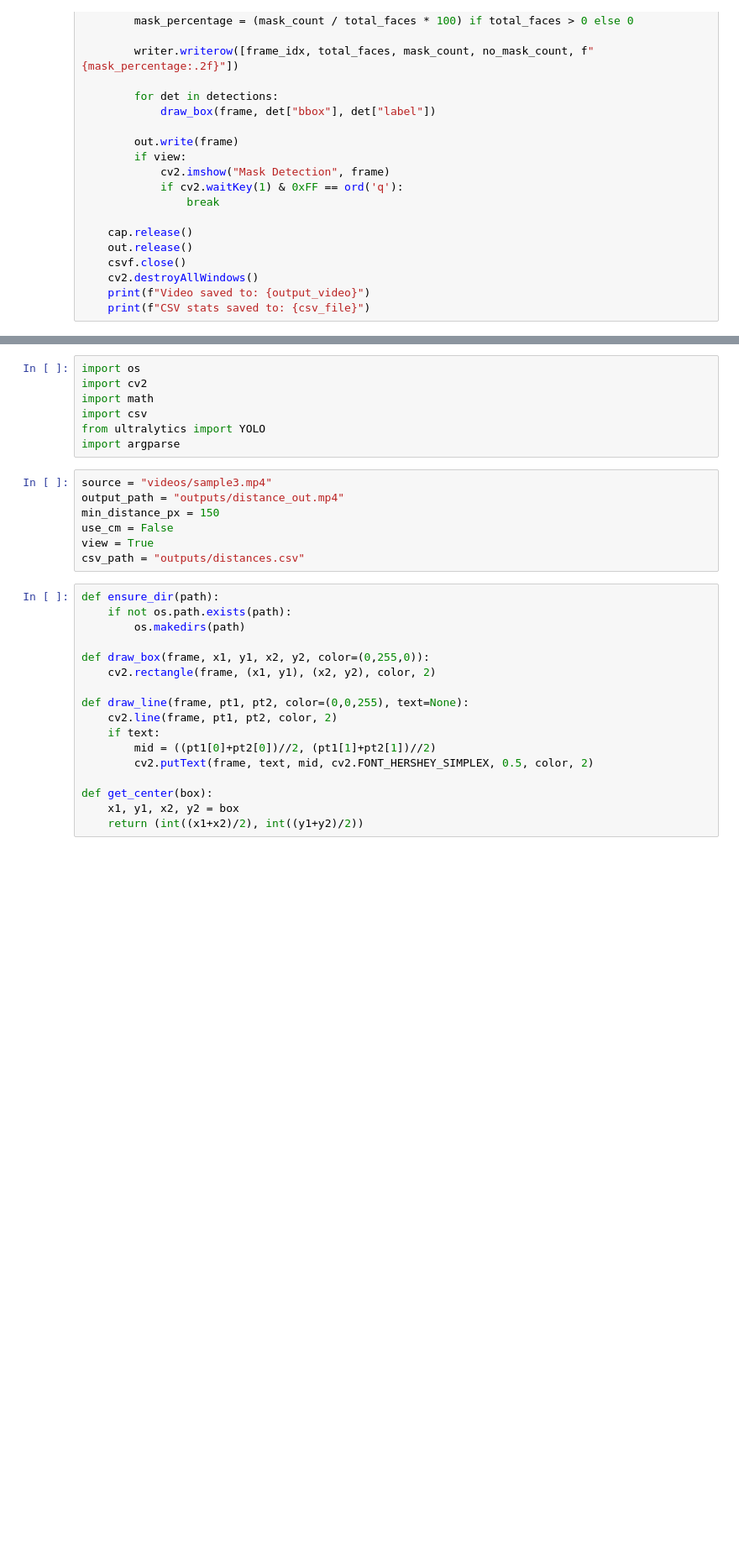
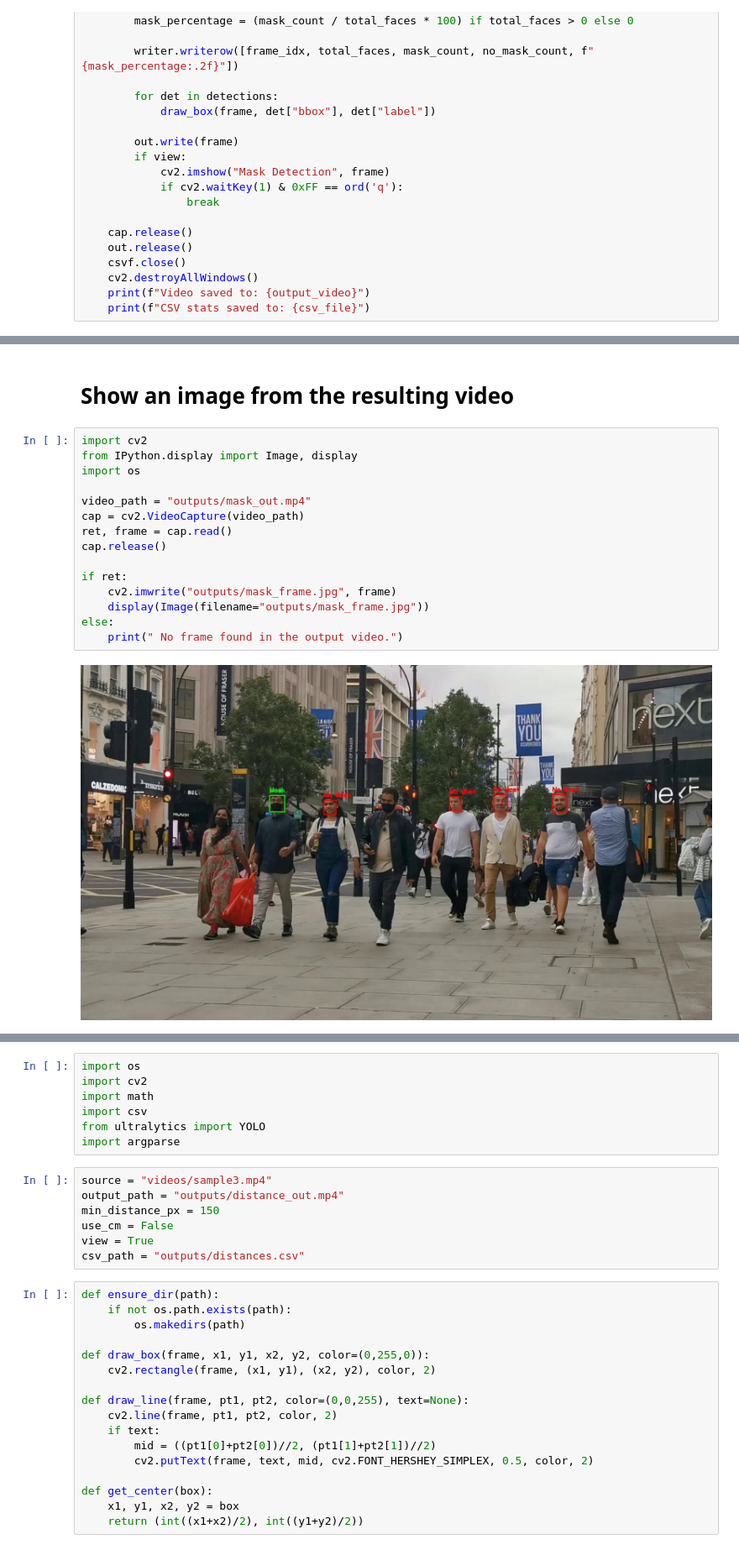
Before and after one commit to RaghadIU/covid19_vision_system, a Jupyter notebook: main.ipynb, the cells around one changed output, grey strips where cells are left out. Shown at 84% size. Cells and saved outputs as stored; diff of their text form; blank space fills up the shorter version.

```diff
--- a/main.ipynb
+++ b/main.ipynb
@@ -196,0 +321,19 @@ def run_video(video_path, output_video=output_video, csv_file=csv_path, view=vie
+# %% [markdown]
+# Show an image from the resulting video
+# %%
+import cv2
+from IPython.display import Image, display
+import os
+
+video_path = "outputs/mask_out.mp4"
+cap = cv2.VideoCapture(video_path)
+ret, frame = cap.read()
+cap.release()
+
+if ret:
+    cv2.imwrite("outputs/mask_frame.jpg", frame)
+    display(Image(filename="outputs/mask_frame.jpg"))
+else:
+    print(" No frame found in the output video.")
+# %% [output]
+[figure, added]
```
Also changed, not shown: parts of 36 cells of this notebook, 19 other files.
